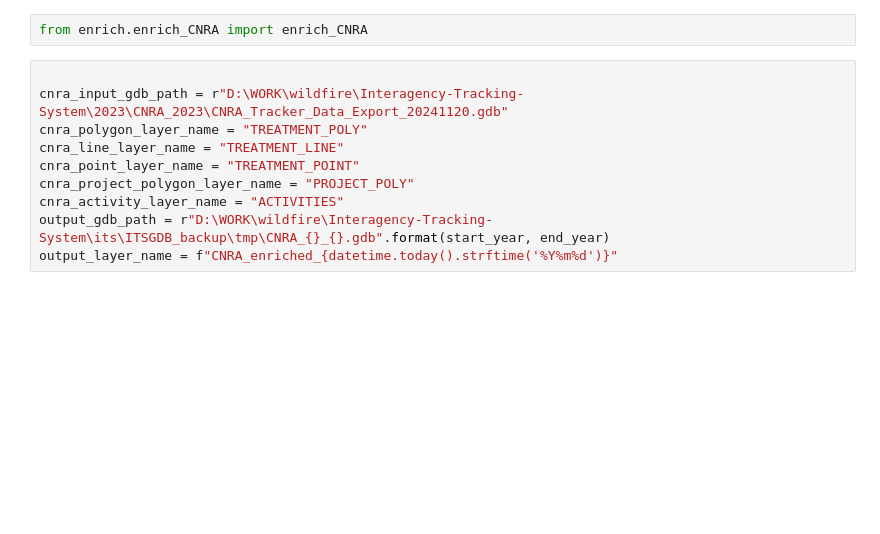
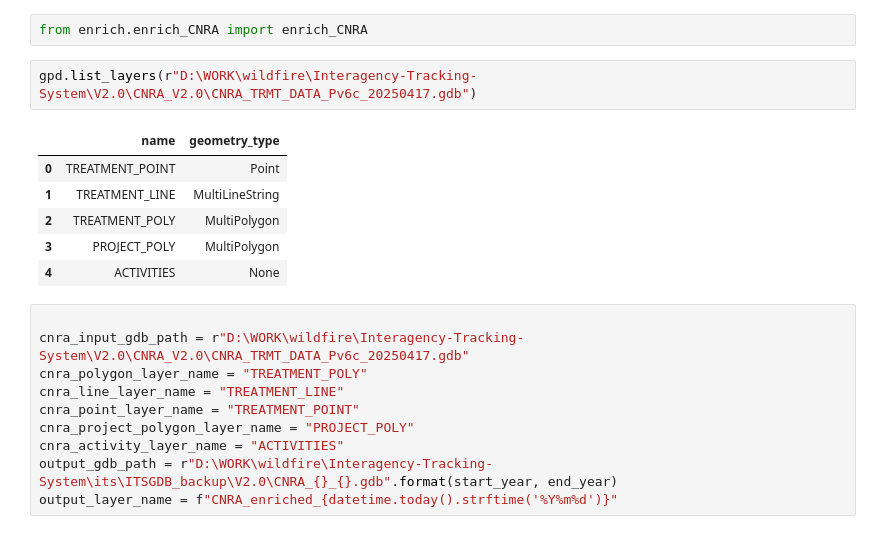
Before and after one commit to klinucsd/interagency-tracking-system, a Jupyter notebook: notebooks/DEV.ipynb, the cells around one changed output. Cells and saved outputs as stored; diff of their text form; blank space fills up the shorter version.

```diff
--- a/notebooks/DEV.ipynb
+++ b/notebooks/DEV.ipynb
@@ -200,15 +261,24 @@ logger.info(f"Memory usage: {memory_usage:.2f} MB")
 D:\WORK\wildfire\Interagency-Tracking-System\its\ITSGDB_backup\tmp\BLM_2020_2025.gdb
 # %%
 from enrich.enrich_CNRA import enrich_CNRA
+# %%
+gpd.list_layers(r"D:\WORK\wildfire\Interagency-Tracking-System\V2.0\CNRA_V2.0\CNRA_TRMT_DATA_Pv6c_20250417.gdb")
+# %% [output]
+|  | name | geometry_type |
+| 0 | TREATMENT_POINT | Point |
+| 1 | TREATMENT_LINE | MultiLineString |
+| 2 | TREATMENT_POLY | MultiPolygon |
+| 3 | PROJECT_POLY | MultiPolygon |
+| 4 | ACTIVITIES | None |
 # %%
 
-cnra_input_gdb_path = r"D:\WORK\wildfire\Interagency-Tracking-System\2023\CNRA_2023\CNRA_Tracker_Data_Export_20241120.gdb"
+cnra_input_gdb_path = r"D:\WORK\wildfire\Interagency-Tracking-System\V2.0\CNRA_V2.0\CNRA_TRMT_DATA_Pv6c_20250417.gdb"
 cnra_polygon_layer_name = "TREATMENT_POLY"
 cnra_line_layer_name = "TREATMENT_LINE"
 cnra_point_layer_name = "TREATMENT_POINT"
 cnra_project_polygon_layer_name = "PROJECT_POLY"
 cnra_activity_layer_name = "ACTIVITIES"
-output_gdb_path = r"D:\WORK\wildfire\Interagency-Tracking-System\its\ITSGDB_backup\tmp\CNRA_{}_{}.gdb".format(start_year, end_year)
+output_gdb_path = r"D:\WORK\wildfire\Interagency-Tracking-System\its\ITSGDB_backup\V2.0\CNRA_{}_{}.gdb".format(start_year, end_year)
 output_layer_name = f"CNRA_enriched_{datetime.today().strftime('%Y%m%d')}"
 # %%
 
```
Also changed, not shown: parts of 20 cells of this notebook, 13 other files.
